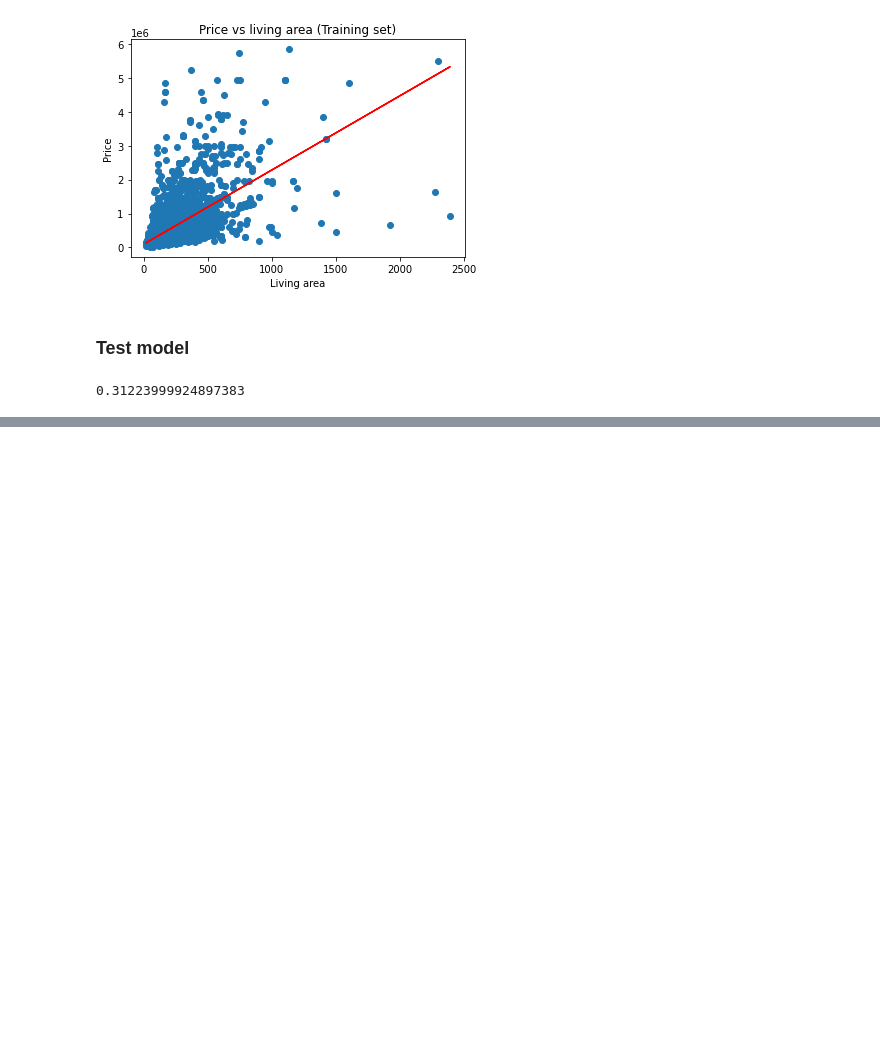
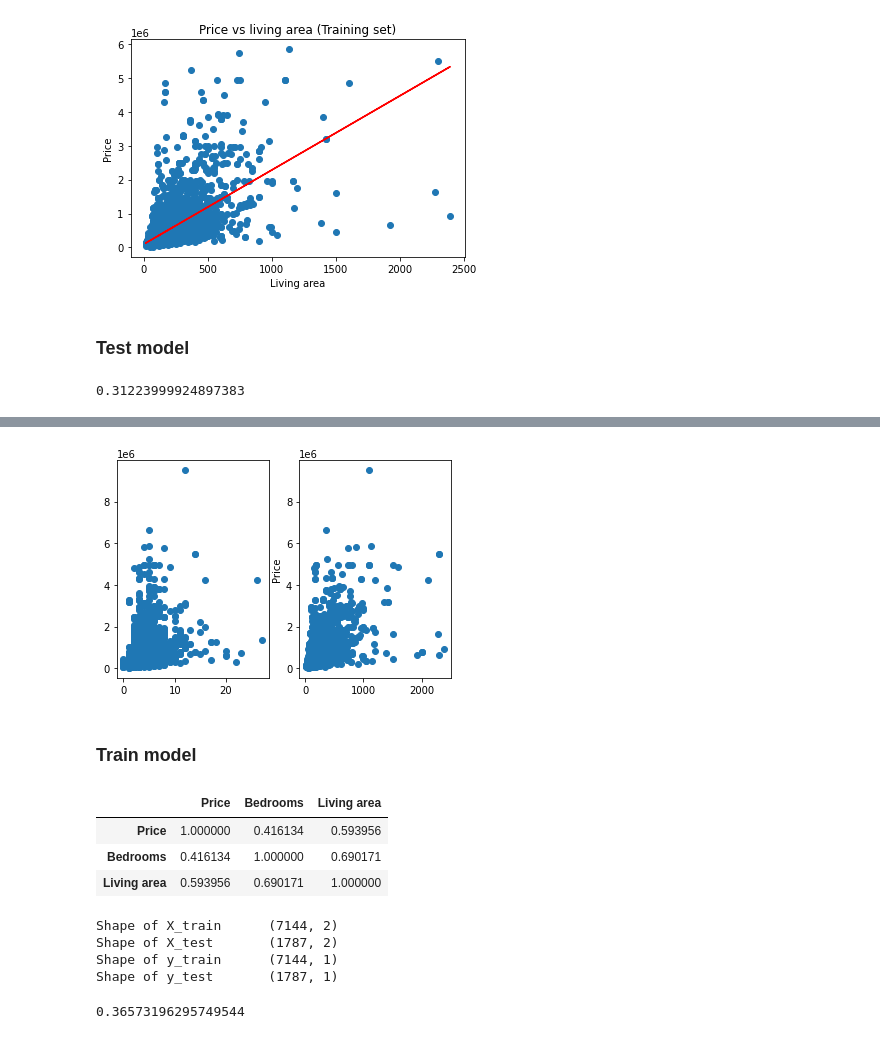
Before and after one commit to VincentPalau/challenge-regression, a Jupyter notebook: data_cleaning.ipynb, the cells around one changed output, grey strips where cells are left out. Drawn from its saved outputs; the diff is of its cells as text; code cells hidden in the pictures; blank space fills up the shorter version.

```diff
--- a/data_cleaning.ipynb
+++ b/data_cleaning.ipynb
@@ -321,0 +386,18 @@ plt.show()
+# %%
+fig, axes = plt.subplots(nrows=1, ncols=2)
+# plt.tight_layout()
+axes[0].scatter(df["Bedrooms"],df["Price"])
+axes[1].scatter(df["Living area"],df["Price"])
+plt.ylabel("Price")
+plt.show()
+# %% [output]
+[figure, added]
+# %% [markdown]
+### Train model
+# %%
+df.corr()
+# %% [output]
+|  | Price | Bedrooms | Living area |
+| Price | 1.000000 | 0.416134 | 0.593956 |
+| Bedrooms | 0.416134 | 1.000000 | 0.690171 |
+| Living area | 0.593956 | 0.690171 | 1.000000 |
@@ -321,0 +408,18 @@ plt.show()
+# %%
+print("Shape of X_train     ", X_train.shape)
+print("Shape of X_test      ", X_test.shape)
+print("Shape of y_train     ", y_train.shape)
+print("Shape of y_test      ", y_test.shape)
+# %% [output]
+Shape of X_train      (7144, 2)
+Shape of X_test       (1787, 2)
+Shape of y_train      (7144, 1)
+Shape of y_test       (1787, 1)
+# %%
+from sklearn.linear_model import LinearRegression
+
+regressor = LinearRegression()
+regressor.fit(X_train, y_train)
+regressor.score(X_train, y_train)
+# %% [output]
+0.36573196295749544
```
Also changed, not shown: parts of 16 cells of this notebook.
